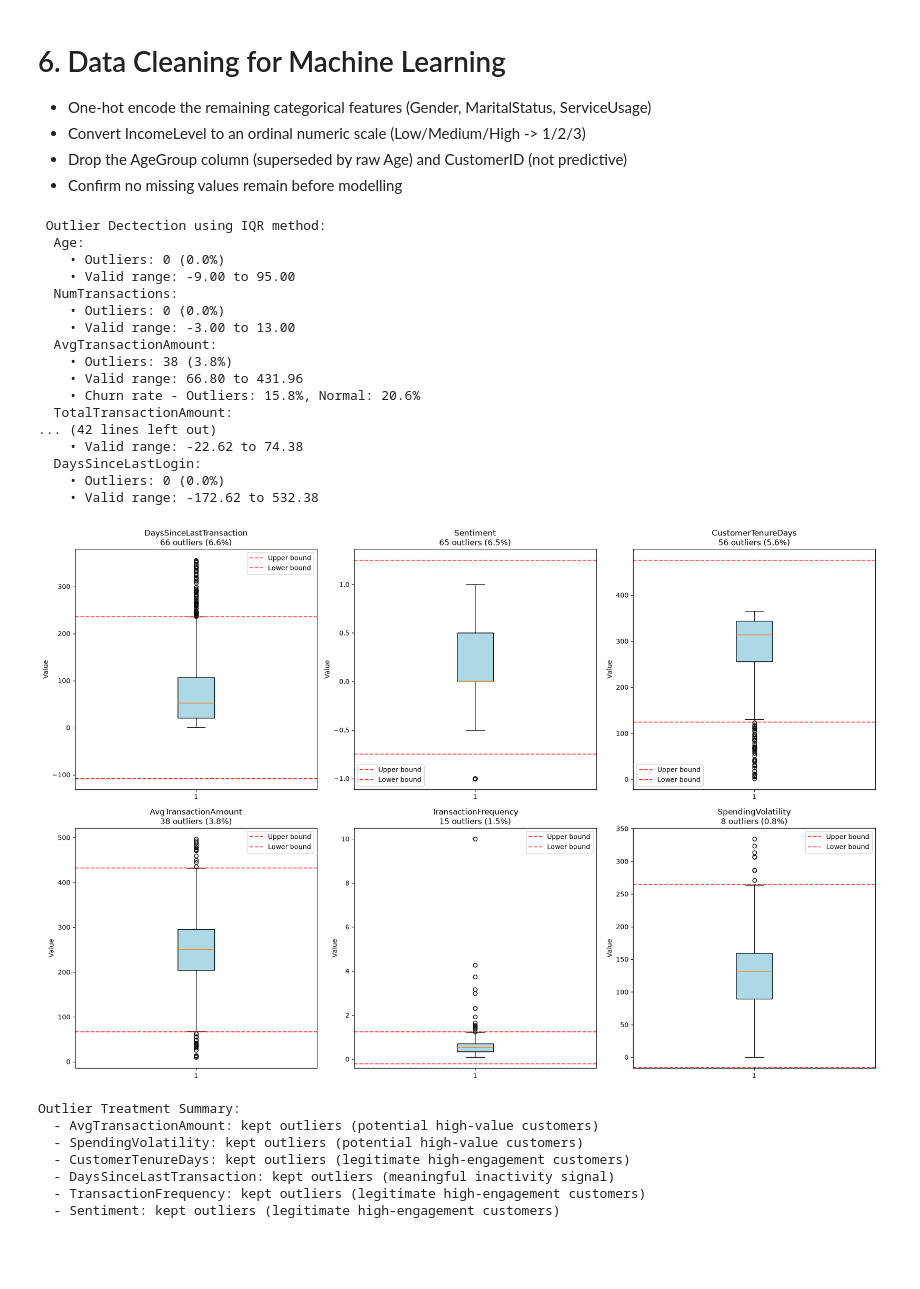
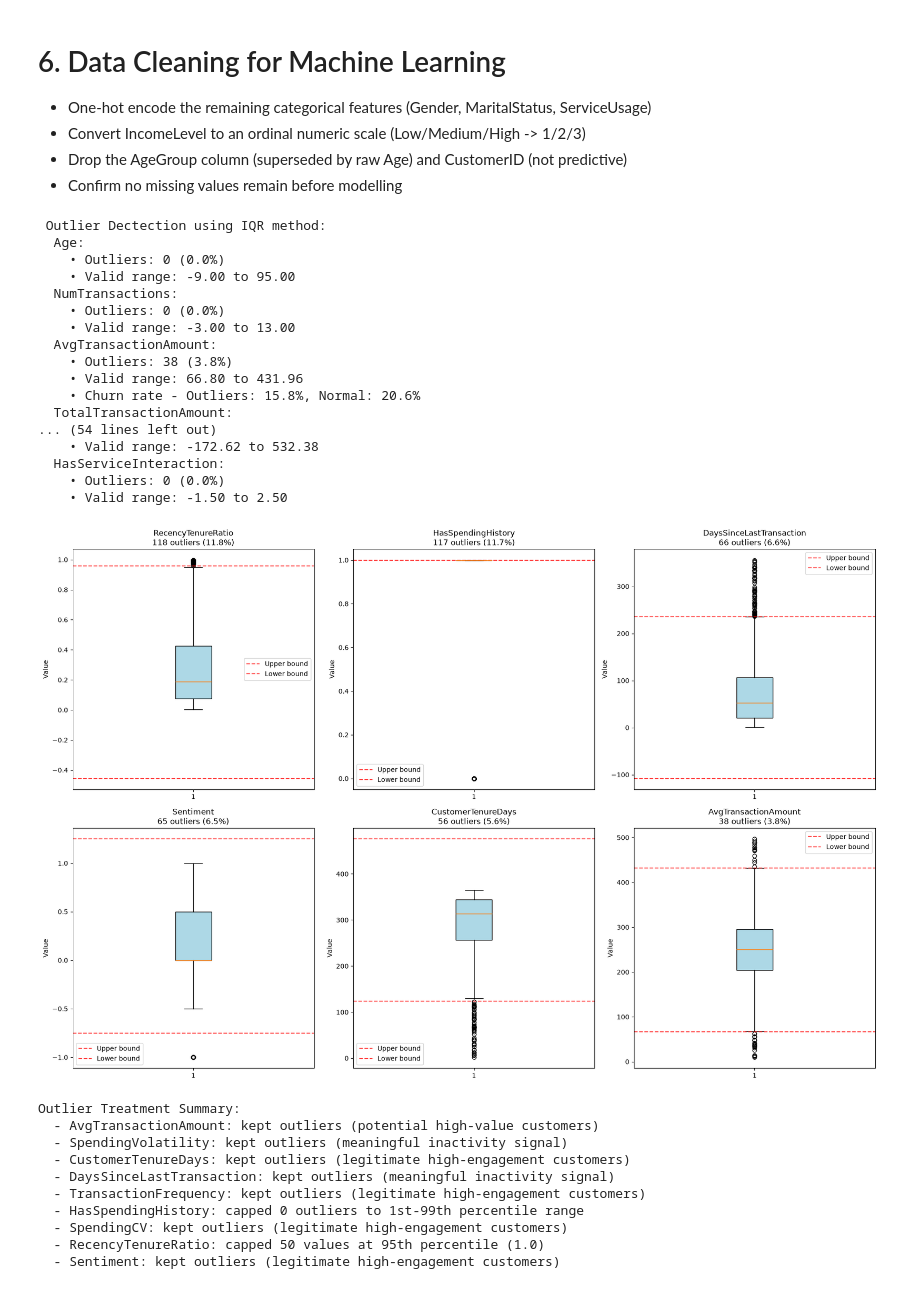
Before and after one commit to cjones032/Customer-Churn-Prediction, a Jupyter notebook: Data-analysis-and-preparation.ipynb, the cells around one changed output. Cells and saved outputs as stored; diff of their text form; code cells hidden in the pictures; blank space fills up the shorter version.

```diff
--- a/Data-analysis-and-preparation.ipynb
+++ b/Data-analysis-and-preparation.ipynb
@@ -154,9 +164,10 @@ combined_no_id = combined_df.drop(columns='CustomerID')
 demo_cols = ['ChurnStatus', 'Age', 'Gender', 'MaritalStatus', 'IncomeLevel']
 txn_cols = ['ChurnStatus', 'NumTransactions', 'AvgTransactionAmount', 'TotalTransactionAmount',
             'NumUniqueProductCategories', 'TransactionFrequency', 'SpendingVolatility',
-            'CustomerTenureDays', 'DaysSinceLastTransaction']
-service_cols = ['ChurnStatus', 'NumInteractions', 'PctResolved', 'PctComplaint', 'InteractionFrequency',
-                'Sentiment', 'DaysSinceLastService']
+            'CustomerTenureDays', 'DaysSinceLastTransaction',
+            'HasSpendingHistory', 'SpendingCV', 'RecencyTenureRatio']
+service_cols = ['ChurnStatus', 'NumInteractions', 'PctResolved', 'PctComplaint',
+                'Sentiment', 'DaysSinceLastService', 'HasServiceInteraction']
 online_cols = ['ChurnStatus', 'LoginFrequency', 'ServiceUsage', 'DaysSinceLastLogin']
 
 demo_corr = corr_with_churn(combined_no_id[demo_cols])
@@ -593,10 +613,11 @@ Age: highest churn rate is 22.2% for range (56.0, 69.0] (overall rate: 20.4%)
 # %% [markdown]
 ## 5.2 Transaction History
 # %%
-churn_by_category(combined_df, 'NumUniqueProductCategories')
+for col in ['NumUniqueProductCategories', 'HasSpendingHistory']:
+        churn_by_category(combined_df, col)
 
 for col in ['NumTransactions', 'AvgTransactionAmount', 'TotalTransactionAmount', 'TransactionFrequency',
-            'SpendingVolatility', 'CustomerTenureDays', 'DaysSinceLastTransaction']:
+            'SpendingVolatility', 'CustomerTenureDays', 'DaysSinceLastTransaction', 'SpendingCV', 'RecencyTenureRatio']:
     highest_churn_group(combined_df, col)
 # %% [output]
 NumUniqueProductCategories:
@@ -623,7 +641,7 @@ DaysSinceLastTransaction: highest churn rate is 21.1% for range (53.0, 107.0] (o
 ## 5.3 Customer Service
 # %%
 # all low-cardinality, so every feature is treated as categorical
-for col in ['NumInteractions', 'PctResolved', 'PctComplaint', 'Sentiment']:
+for col in ['NumInteractions', 'PctResolved', 'PctComplaint', 'Sentiment', 'HasServiceInteraction']:
     churn_by_category(combined_df, col)
 
 highest_churn_group(combined_df, 'DaysSinceLastService')
@@ -667,7 +685,8 @@ DaysSinceLastLogin: highest churn rate is 22.4% for range (91.75, 174.5] (overal
 # outliers via IQR on continuous features - and whether outliers themselves churn differently
 continuous_cols = ['Age', 'NumTransactions', 'AvgTransactionAmount', 'TotalTransactionAmount',
                     'TransactionFrequency', 'SpendingVolatility', 'CustomerTenureDays',
-                    'DaysSinceLastTransaction', 'LoginFrequency', 'DaysSinceLastLogin', 'DaysSinceLastService']
+                    'DaysSinceLastTransaction', 'LoginFrequency', 'DaysSinceLastLogin', 'DaysSinceLastService',
+                    'SpendingCV', 'RecencyTenureRatio']
 
 for col in continuous_cols:
     q1, q3 = combined_df[col].quantile([0.25, 0.75])
@@ -765,8 +790,6 @@ Recommended actions based on the top predictive features:
 * Drop the AgeGroup column (superseded by raw Age) and CustomerID (not predictive)
 * Confirm no missing values remain before modelling
 # %%
-from scipy.stats import zscore
-
 def detect_outliers(df, method='iqr'):
     """Detect outliers using multiple methods"""
 
@@ -864,6 +887,8 @@ FEATURE_STRATEGY = {
     'DaysSinceLastService': 'cap_if_high',
     'SpendingVolatility': 'cap_if_high',
     'CustomerTenureDays': 'keep',              # a natural business metric, not noise to remove
+    'SpendingCV': 'keep',                     # high churn among outliers
+    'RecencyTenureRatio': 'cap_if_high'
 }
 
 
@@ -908,42 +933,45 @@ def handle_outliers(df, outlier_summary, feature_strategy=FEATURE_STRATEGY):
 
         else:
             lower_cap, upper_cap = df_processed[feature].quantile([0.01, 0.99])
             n = ((df_processed[feature] < lower_cap) | (df_processed[feature] > upper_cap)).sum()
             df_processed[feature] = df_processed[feature].clip(lower=lower_cap, upper=upper_cap)
             treatment_log.append(f"{feature}: capped {n} outliers to 1st-99th percentile range")
 
     print("Outlier Treatment Summary:")
     for log in treatment_log:
         print(f"  - {log}")
     return df_processed
 
 # Detect and handle outliers
 outlier_summary = detect_outliers(combined_df, method='iqr')
 visualize_outliers(combined_df, outlier_summary)
 final_df_outliers_handled = handle_outliers(combined_df, outlier_summary)
 # %% [output]
  Outlier Dectection using IQR method:
   Age:
     • Outliers: 0 (0.0%)
     • Valid range: -9.00 to 95.00
   NumTransactions:
     • Outliers: 0 (0.0%)
     • Valid range: -3.00 to 13.00
   AvgTransactionAmount:
     • Outliers: 38 (3.8%)
     • Valid range: 66.80 to 431.96
     • Churn rate - Outliers: 15.8%, Normal: 20.6%
   TotalTransactionAmount:
-... (42 lines left out)
-    • Valid range: -22.62 to 74.38
-  DaysSinceLastLogin:
+... (54 lines left out)
+    • Valid range: -172.62 to 532.38
+  HasServiceInteraction:
     • Outliers: 0 (0.0%)
-    • Valid range: -172.62 to 532.38
+    • Valid range: -1.50 to 2.50
-[figure, old version]
+[figure, new version]
 Outlier Treatment Summary:
   - AvgTransactionAmount: kept outliers (potential high-value customers)
-  - SpendingVolatility: kept outliers (potential high-value customers)
+  - SpendingVolatility: kept outliers (meaningful inactivity signal)
   - CustomerTenureDays: kept outliers (legitimate high-engagement customers)
   - DaysSinceLastTransaction: kept outliers (meaningful inactivity signal)
   - TransactionFrequency: kept outliers (legitimate high-engagement customers)
+  - HasSpendingHistory: capped 0 outliers to 1st-99th percentile range
+  - SpendingCV: kept outliers (legitimate high-engagement customers)
+  - RecencyTenureRatio: capped 50 values at 95th percentile (1.0)
   - Sentiment: kept outliers (legitimate high-engagement customers)
```
Also changed, not shown: parts of 18 cells of this notebook, 3 other files.
